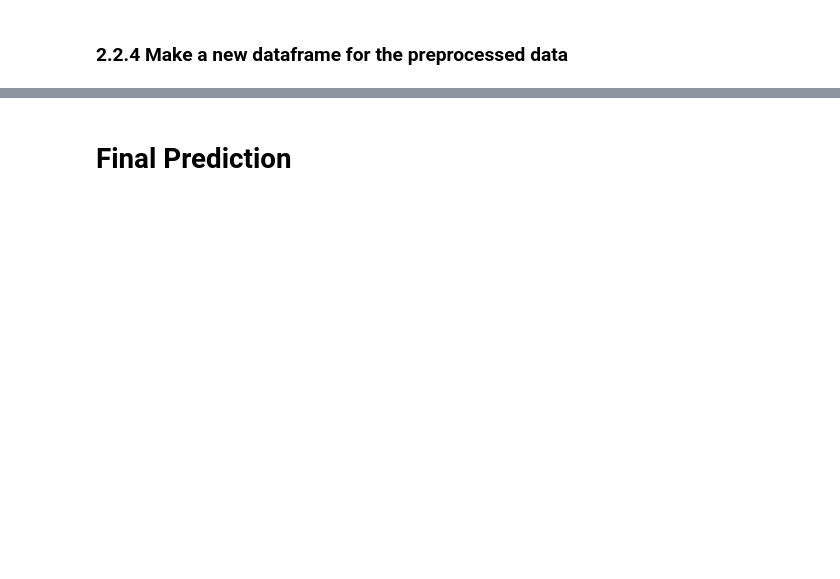
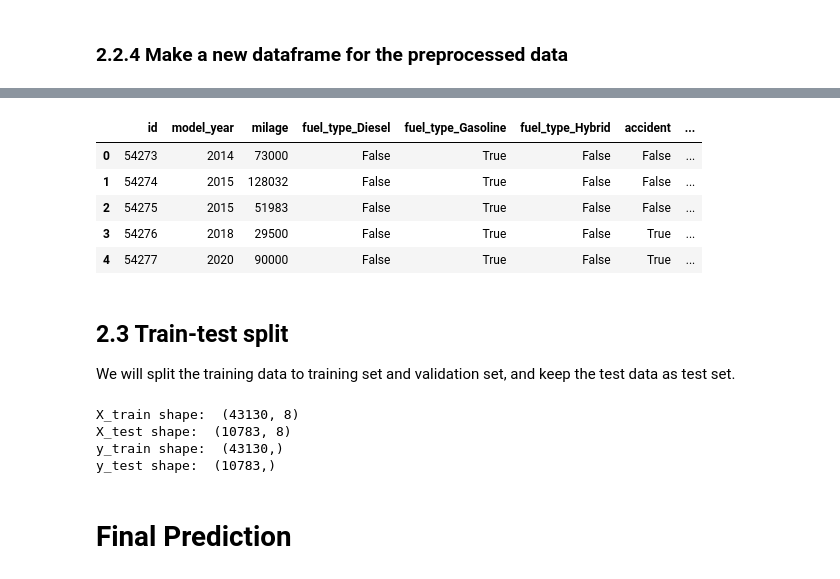
Before and after one commit to sseantheg/Car-Price-Prediction-with-XGBoost, a Jupyter notebook: Car Price Prediction with XGBoost.ipynb, the cells around one changed output, grey strips where cells are left out. Drawn from its saved outputs; the diff is of its cells as text; code cells hidden in the pictures; blank space fills up the shorter version.

```diff
--- a/Car Price Prediction with XGBoost.ipynb
+++ b/Car Price Prediction with XGBoost.ipynb
@@ -501,2 +578,35 @@ cat_cols = ['brand', 'fuel_type', 'ext_col']
+# %%
+fest_df = test_df3[['id', 'model_year', 'milage', 'fuel_type_Diesel', 'fuel_type_Gasoline', 'fuel_type_Hybrid',
+                    'accident', 'brand_encoded', 'ext_col_encoded']].copy()
+fest_df.head()
+# %% [output]
+|  | id | model_year | milage | fuel_type_Diesel | fuel_type_Gasoline | fuel_type_Hybrid | accident | ... |
+| 0 | 54273 | 2014 | 73000 | False | True | False | False | ... |
+| 1 | 54274 | 2015 | 128032 | False | True | False | False | ... |
+| 2 | 54275 | 2015 | 51983 | False | True | False | False | ... |
+| 3 | 54276 | 2018 | 29500 | False | True | False | True | ... |
+| 4 | 54277 | 2020 | 90000 | False | True | False | True | ... |
+# %% [markdown]
+## 2.3 Train-test split
+We will split the training data to training set and validation set, and keep the test data as test set.
+# %%
+from sklearn.model_selection import train_test_split
+
+# Setting X asfeatures and y as target variable - price
+X = frain_df.drop(['price', 'id'], axis=1)  # Features
+y = frain_df['price']  # Target variable
+
+# Split the data into training and testing sets
+X_train, X_test, y_train, y_test = train_test_split(X, y, test_size=0.2, random_state=42)
+
+print("X_train shape: ", X_train.shape)
+print("X_test shape: ", X_test.shape)
+print("y_train shape: ", y_train.shape)
+print("y_test shape: ", y_test.shape)
+# %% [output]
+X_train shape:  (43130, 8)
+X_test shape:  (10783, 8)
+y_train shape:  (43130,)
+y_test shape:  (10783,)
 # %% [markdown]
 # Final Prediction
```
Also changed, not shown: parts of 5 cells of this notebook.
